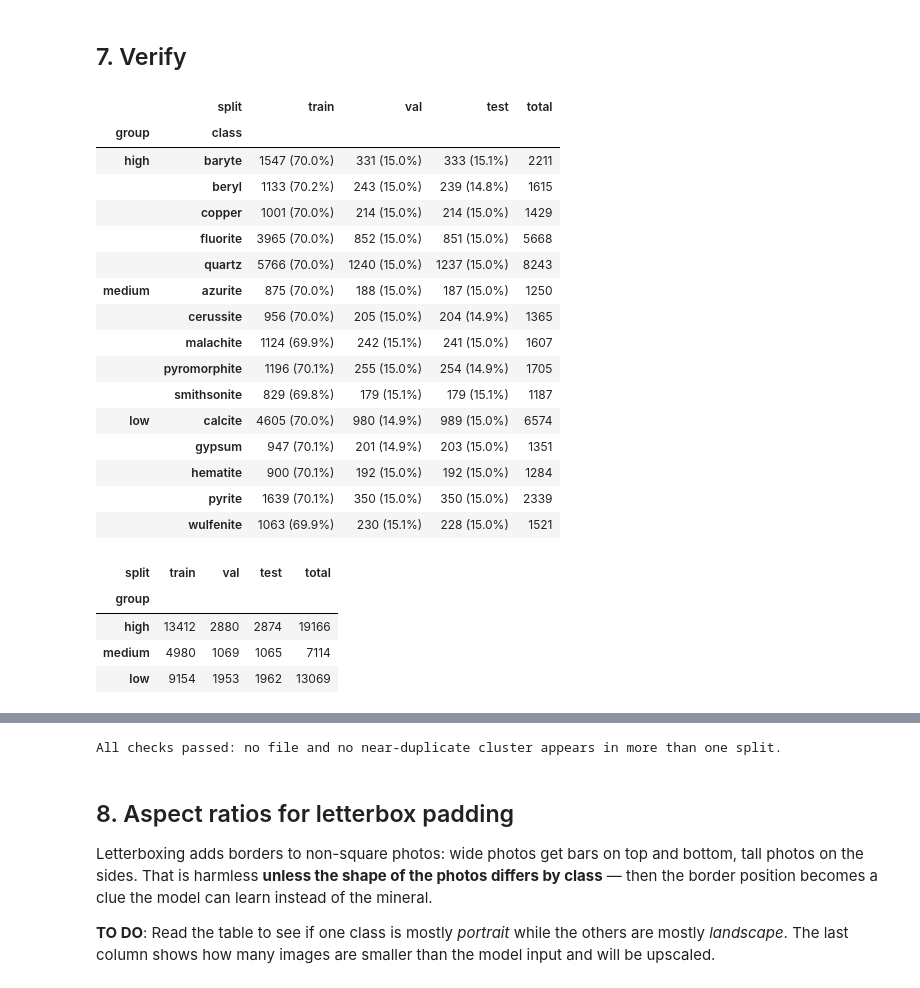
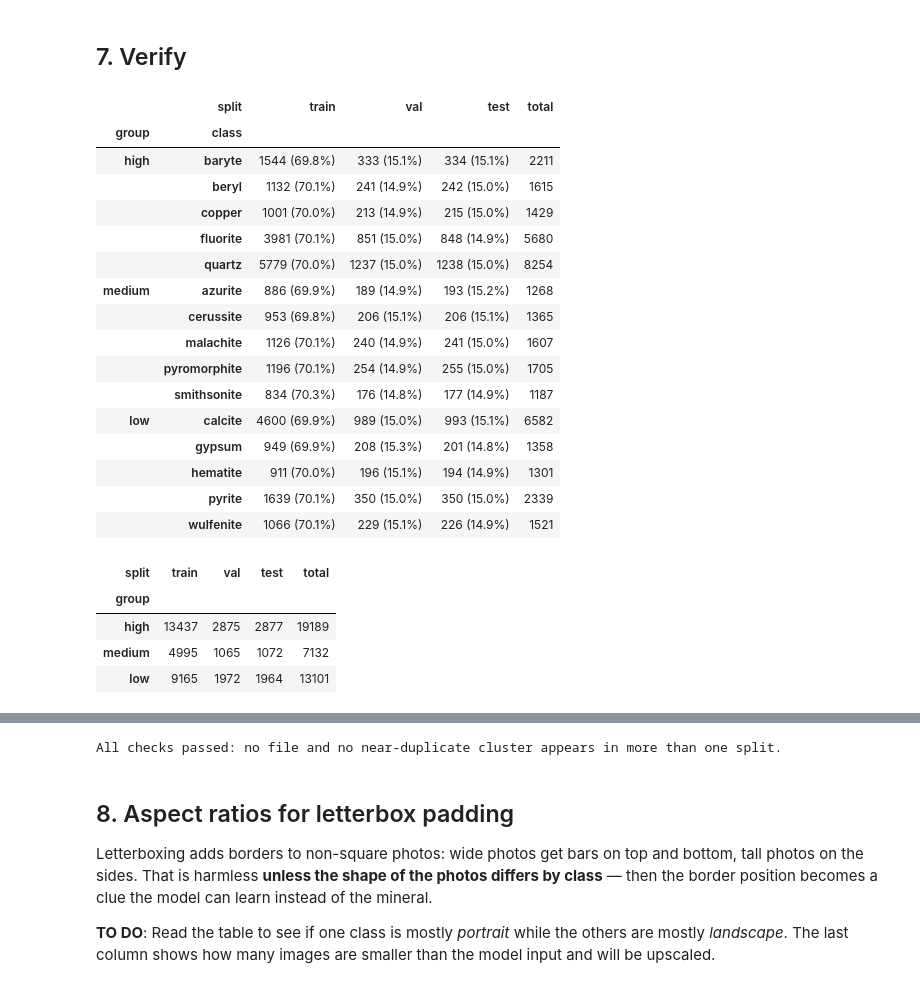
Before and after one commit to Kiarancole/uprm-CIIC4151-AI-assisted-mineral-classification, a Jupyter notebook: notebooks/01_make_splits.ipynb, the cells around one changed output, grey strips where cells are left out. Cells and saved outputs as stored; diff of their text form; code cells hidden in the pictures.

Commit message:
Remade splits with supplemental datasets and added splits metadata JSON file in new splits folder.

```diff
--- a/notebooks/01_make_splits.ipynb
+++ b/notebooks/01_make_splits.ipynb
@@ -41,8 +41,21 @@ from IPython.display import display
 ## 2. Configuration
 # %%
 # ---- Drive Paths ----
-DATA_DIR = "/content/drive/MyDrive/CSE_Capstone_Data/mineral-photos"
-OUT_DIR  = "/content/drive/MyDrive/CSE_Capstone_Data/splits"
+DATA_ROOT = "/content/drive/MyDrive/CSE_Capstone_Data"
+OUT_DIR   = "/content/drive/MyDrive/CSE_Capstone_Data/splits"
+
+# ---- Datasets and the classes taken from each (Explore datasets, Table 1) ----
+# The first dataset wins when the same file appears in two of them.
+SOURCES = {
+    "mineral-photos":          "all",
+    "mineral-classification":  ["calcite", "fluorite", "gypsum", "quartz"],
+    "seen-geology-supplement": ["azurite", "hematite"],
+}
+
+# Images to leave out by hand, as "<dataset>/<path inside dataset>"
+MANUAL_EXCLUDE = [
+    # "seen-geology-supplement/Ores/Hematite/hematite_12.jpg",
+]
 
 # ---- Shared split settings ----
 SEED = 42
@@ -56,14 +69,17 @@ GROUPS = {
     "low":    ["wulfenite", "calcite", "gypsum", "hematite", "pyrite"],
 }
 # Alternate folder spellings that should map to our class names
-ALIASES = {"barite": "baryte", "haematite": "hematite", "native copper": "copper"}
+ALIASES = {"barite": "baryte", "haematite": "hematite", "native copper": "copper", "flourite": "fluorite"}
 
 IMG_EXT = {".jpg", ".jpeg", ".png", ".webp", ".bmp", ".tif", ".tiff"}
 GROUP_ORDER = list(GROUPS)
 CLASS_TO_GROUP = {c: g for g, cs in GROUPS.items() for c in cs}
 assert len(CLASS_TO_GROUP) == 15
 assert abs(sum(RATIOS.values()) - 1) < 1e-9
-assert os.path.isdir(DATA_DIR), f"DATA_DIR not found: {DATA_DIR}"
+SOURCES = {s: sorted(CLASS_TO_GROUP) if c == "all" else c for s, c in SOURCES.items()}
+for s, cs in SOURCES.items():
+    assert os.path.isdir(os.path.join(DATA_ROOT, s)), f"Dataset folder not found: {s} (run notebook 00)"
+    assert set(cs) <= set(CLASS_TO_GROUP), f"{s}: unknown classes {set(cs) - set(CLASS_TO_GROUP)}"
 os.makedirs(OUT_DIR, exist_ok=True)
 # %% [markdown]
 ## 3. Find the 15 classes
@@ -130,7 +160,7 @@ Each file is opened fully (so truncated or corrupt files are caught), rotated ac
 # %%
 def inspect(rel_path):
     try:
-        with open(os.path.join(DATA_DIR, rel_path), "rb") as fh:
+        with open(os.path.join(DATA_ROOT, rel_path), "rb") as fh:
             data = fh.read()
         with Image.open(io.BytesIO(data)) as im:
             im = ImageOps.exif_transpose(im)   # apply camera rotation, as training will
@@ -151,13 +181,15 @@ print(f"Unreadable files skipped: {len(bad)}")
 for _, r in bad.head(10).iterrows():
     print(f"  {r.rel_path}: {r.error}")
 
-# Exact copies inside the same class add nothing but extra weight: keep the first one.
+# Exact copies inside the same class add nothing but extra weight: keep the first one
+# (rows are in SOURCES order, so a Mineral photos copy is kept over a supplement copy).
 dupe_mask = df.duplicated(subset=["class", "sha256"], keep="first")
 exact_dupes = df[dupe_mask]
 df = df[~dupe_mask].reset_index(drop=True)
 print(f"Exact duplicates within the same class removed: {len(exact_dupes)}")
 
-excluded = pd.concat([bad.assign(reason="unreadable"),
+excluded = pd.concat([manual,
+                      bad.assign(reason="unreadable"),
                       exact_dupes.assign(reason="exact duplicate within class")], ignore_index=True)
 print(f"\n{len(df)} images remain.")
 # %% [output]
@@ -255,43 +287,47 @@ df["group"] = pd.Categorical(df["class"].map(CLASS_TO_GROUP), categories=GROUP_O
 # %%
 SPLITS = ["train", "val", "test"]
 assert df.split.notna().all(), "Some images received no split"
 assert df.groupby("sha256").split.nunique().max() == 1, "The same file appears in more than one split"
 assert df.groupby("cluster_id").split.nunique().max() == 1, "A near-duplicate cluster was split apart"
 
 counts = pd.crosstab([df.group, df["class"]], df.split).reindex(columns=SPLITS, fill_value=0)
 pct = counts.div(counts.sum(axis=1), axis=0).mul(100).round(1)
 table = counts.astype(str) + "  (" + pct.astype(str) + "%)"
 table["total"] = counts.sum(axis=1)
 display(table)
 display(pd.crosstab(df.group, df.split).reindex(columns=SPLITS, fill_value=0).assign(total=lambda t: t.sum(axis=1)))
 
+# Where the images in each split come from
+display(pd.crosstab([df.source, df["class"]], df.split).reindex(columns=SPLITS, fill_value=0)
+          .reindex(list(SOURCES), level=0).assign(total=lambda t: t.sum(axis=1)))
+
 empty = counts[(counts == 0).any(axis=1)]
 assert empty.empty, f"Some classes have an empty split:\n{empty}"
 small = counts[counts.min(axis=1) < 10]
 if not small.empty:
     print("NOTE: these classes have fewer than 10 images in some split; their per-class metrics will be noisy:")
     print(small)
 print("All checks passed: no file and no near-duplicate cluster appears in more than one split.")
 # %% [output]
 |  | split | train | val | test | total |
 | group | class |  |  |  |  |
-| high | baryte | 1547 (70.0%) | 331 (15.0%) | 333 (15.1%) | 2211 |
-|  | beryl | 1133 (70.2%) | 243 (15.0%) | 239 (14.8%) | 1615 |
-|  | copper | 1001 (70.0%) | 214 (15.0%) | 214 (15.0%) | 1429 |
-|  | fluorite | 3965 (70.0%) | 852 (15.0%) | 851 (15.0%) | 5668 |
-|  | quartz | 5766 (70.0%) | 1240 (15.0%) | 1237 (15.0%) | 8243 |
-| medium | azurite | 875 (70.0%) | 188 (15.0%) | 187 (15.0%) | 1250 |
-|  | cerussite | 956 (70.0%) | 205 (15.0%) | 204 (14.9%) | 1365 |
-|  | malachite | 1124 (69.9%) | 242 (15.1%) | 241 (15.0%) | 1607 |
-|  | pyromorphite | 1196 (70.1%) | 255 (15.0%) | 254 (14.9%) | 1705 |
-|  | smithsonite | 829 (69.8%) | 179 (15.1%) | 179 (15.1%) | 1187 |
-| low | calcite | 4605 (70.0%) | 980 (14.9%) | 989 (15.0%) | 6574 |
-|  | gypsum | 947 (70.1%) | 201 (14.9%) | 203 (15.0%) | 1351 |
-|  | hematite | 900 (70.1%) | 192 (15.0%) | 192 (15.0%) | 1284 |
+| high | baryte | 1544 (69.8%) | 333 (15.1%) | 334 (15.1%) | 2211 |
+|  | beryl | 1132 (70.1%) | 241 (14.9%) | 242 (15.0%) | 1615 |
+|  | copper | 1001 (70.0%) | 213 (14.9%) | 215 (15.0%) | 1429 |
+|  | fluorite | 3981 (70.1%) | 851 (15.0%) | 848 (14.9%) | 5680 |
+|  | quartz | 5779 (70.0%) | 1237 (15.0%) | 1238 (15.0%) | 8254 |
+| medium | azurite | 886 (69.9%) | 189 (14.9%) | 193 (15.2%) | 1268 |
+|  | cerussite | 953 (69.8%) | 206 (15.1%) | 206 (15.1%) | 1365 |
+|  | malachite | 1126 (70.1%) | 240 (14.9%) | 241 (15.0%) | 1607 |
+|  | pyromorphite | 1196 (70.1%) | 254 (14.9%) | 255 (15.0%) | 1705 |
+|  | smithsonite | 834 (70.3%) | 176 (14.8%) | 177 (14.9%) | 1187 |
+| low | calcite | 4600 (69.9%) | 989 (15.0%) | 993 (15.1%) | 6582 |
+|  | gypsum | 949 (69.9%) | 208 (15.3%) | 201 (14.8%) | 1358 |
+|  | hematite | 911 (70.0%) | 196 (15.1%) | 194 (14.9%) | 1301 |
 |  | pyrite | 1639 (70.1%) | 350 (15.0%) | 350 (15.0%) | 2339 |
-|  | wulfenite | 1063 (69.9%) | 230 (15.1%) | 228 (15.0%) | 1521 |
+|  | wulfenite | 1066 (70.1%) | 229 (15.1%) | 226 (14.9%) | 1521 |
 | split | train | val | test | total |
 | group |  |  |  |  |
-| high | 13412 | 2880 | 2874 | 19166 |
-| medium | 4980 | 1069 | 1065 | 7114 |
-| low | 9154 | 1953 | 1962 | 13069 |
+| high | 13437 | 2875 | 2877 | 19189 |
+| medium | 4995 | 1065 | 1072 | 7132 |
+| low | 9165 | 1972 | 1964 | 13101 |
```
Also changed, not shown: parts of 10 cells of this notebook, 2 other files.
